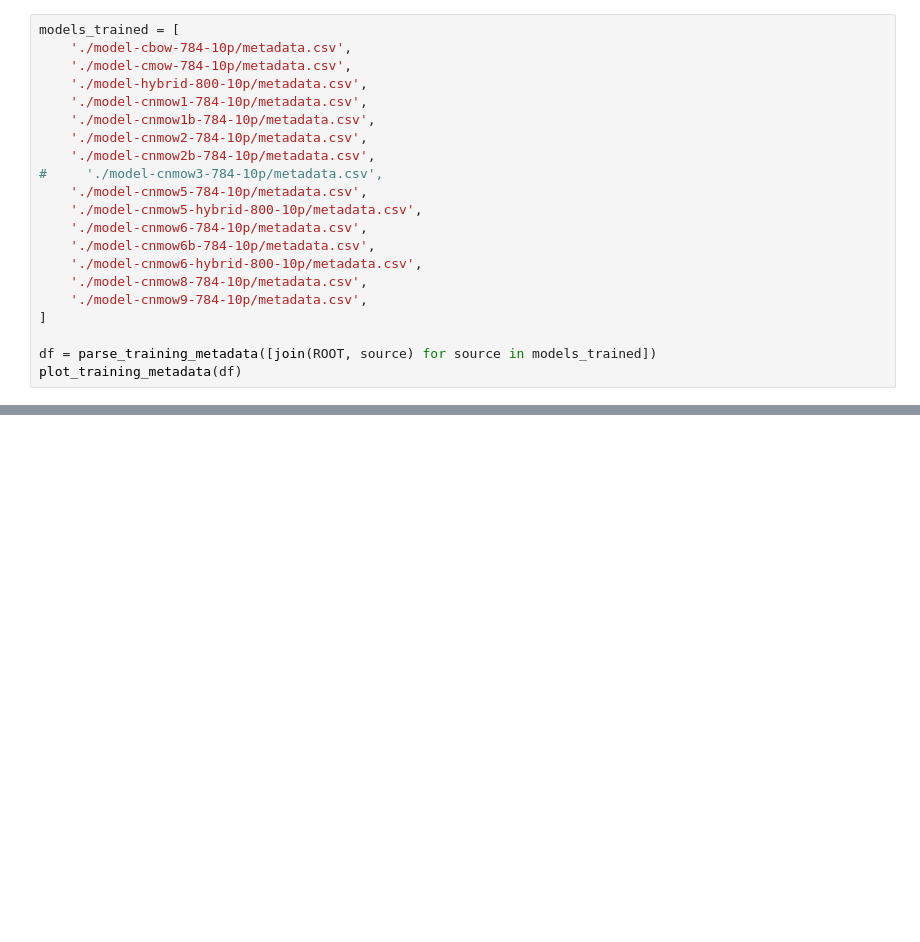
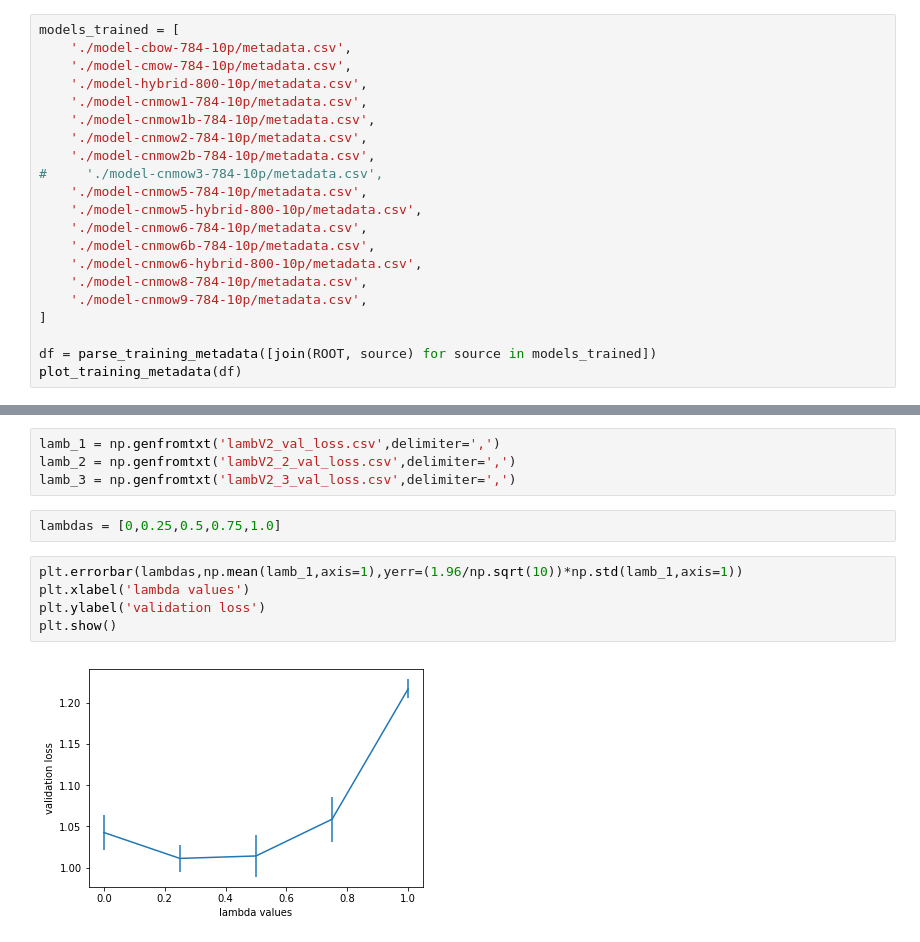
Before and after one commit to merlinND/word2mat, a Jupyter notebook: plot_evaluation_results.ipynb, the cells around one changed output, grey strips where cells are left out. Saved outputs shown, nothing was run; the diff lists cells and outputs as text; blank space fills up the shorter version.

```diff
--- a/plot_evaluation_results.ipynb
+++ b/plot_evaluation_results.ipynb
@@ -212,0 +226,13 @@ plot_training_metadata(df)
+# %%
+lamb_1 = np.genfromtxt('lambV2_val_loss.csv',delimiter=',')
+lamb_2 = np.genfromtxt('lambV2_2_val_loss.csv',delimiter=',')
+lamb_3 = np.genfromtxt('lambV2_3_val_loss.csv',delimiter=',')
+# %%
+lambdas = [0,0.25,0.5,0.75,1.0]
+# %%
+plt.errorbar(lambdas,np.mean(lamb_1,axis=1),yerr=(1.96/np.sqrt(10))*np.std(lamb_1,axis=1))
+plt.xlabel('lambda values')
+plt.ylabel('validation loss')
+plt.show()
+# %% [output]
+[figure, added]
```
Also changed, not shown: parts of 7 cells of this notebook.
